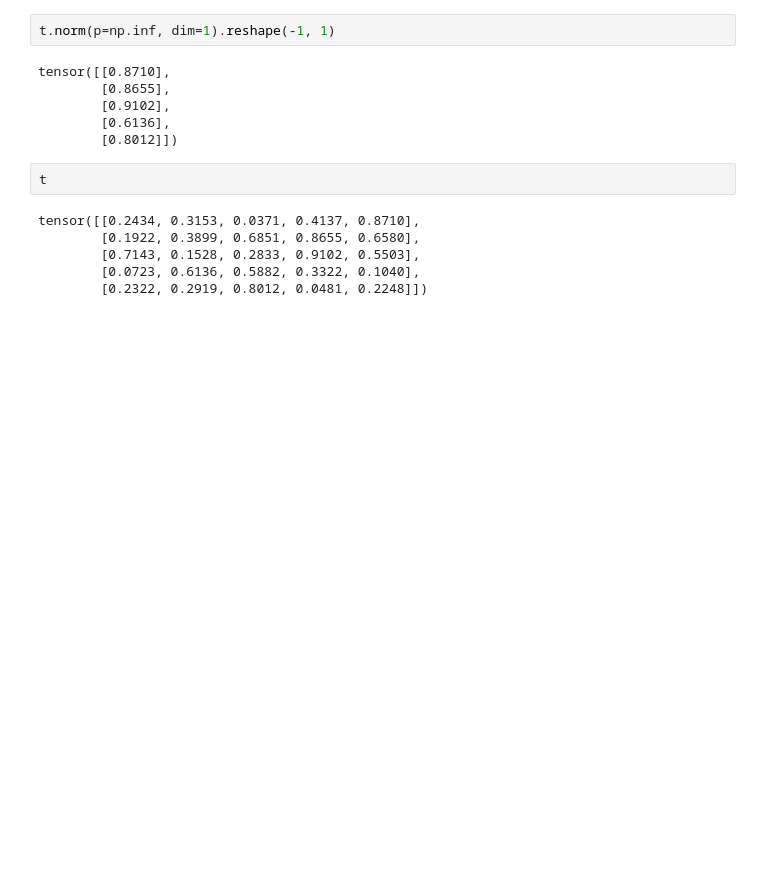
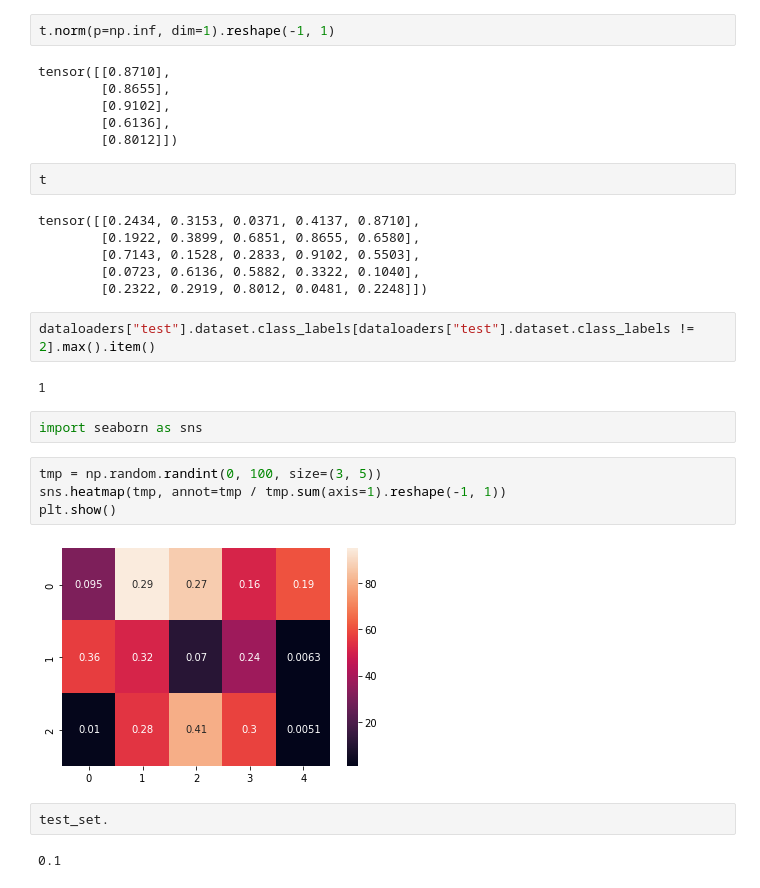
Before and after one commit to microsoft/distance-learner, a Jupyter notebook: notebooks/Experiment D - Distance Learner Against Adversarial Examples.ipynb, the cells around one changed output. Saved outputs shown, nothing was run; the diff lists cells and outputs as text; blank space fills up the shorter version.

```diff
--- a/notebooks/Experiment D - Distance Learner Against Adversarial Examples.ipynb
+++ b/notebooks/Experiment D - Distance Learner Against Adversarial Examples.ipynb
@@ -815,3 +801,19 @@ tensor([[0.2434, 0.3153, 0.0371, 0.4137, 0.8710],
         [0.7143, 0.1528, 0.2833, 0.9102, 0.5503],
         [0.0723, 0.6136, 0.5882, 0.3322, 0.1040],
         [0.2322, 0.2919, 0.8012, 0.0481, 0.2248]])
+# %%
+dataloaders["test"].dataset.class_labels[dataloaders["test"].dataset.class_labels != 2].max().item()
+# %% [output]
+1
+# %%
+import seaborn as sns
+# %%
+tmp = np.random.randint(0, 100, size=(3, 5))
+sns.heatmap(tmp, annot=tmp / tmp.sum(axis=1).reshape(-1, 1))
+plt.show()
+# %% [output]
+[figure, added]
+# %%
+test_set.
+# %% [output]
+0.1
```
Also changed, not shown: parts of 3 cells of this notebook, 12 other files.
